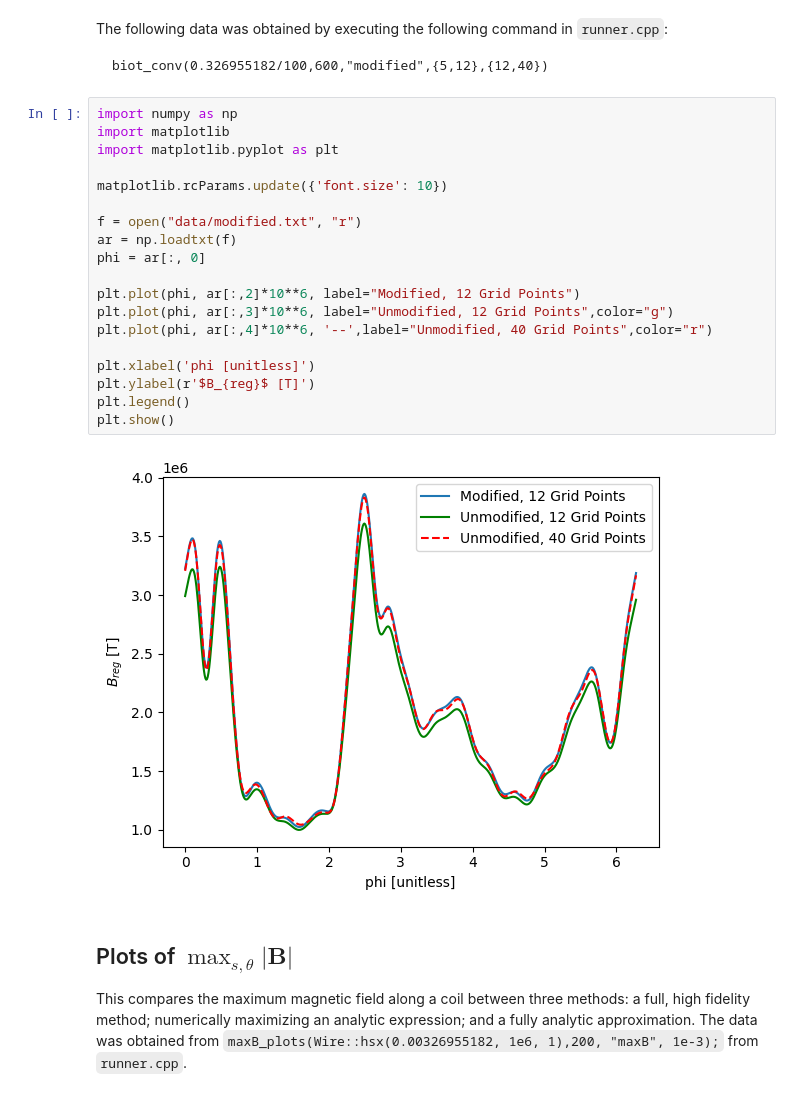
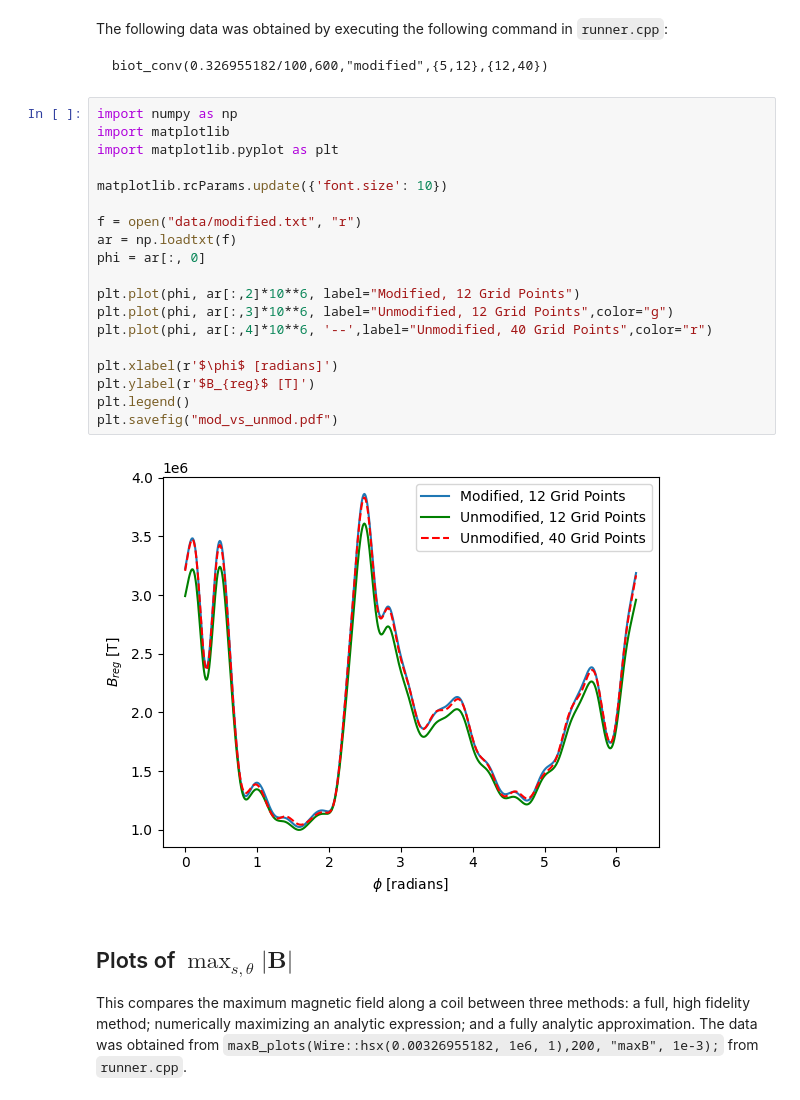
Before and after one commit to smhurwitz/Coil_Fields, a Jupyter notebook: analysis.ipynb, the cells around one changed output. Drawn from its saved outputs; the diff is of its cells as text.

```diff
--- a/analysis.ipynb
+++ b/analysis.ipynb
@@ -173,24 +224,24 @@ biot_conv(0.326955182/100,600,"modified",{5,12},{12,40})
 # %%
 import numpy as np
 import matplotlib
 import matplotlib.pyplot as plt
 
 matplotlib.rcParams.update({'font.size': 10})
 
 f = open("data/modified.txt", "r")
 ar = np.loadtxt(f)
 phi = ar[:, 0]
 
 plt.plot(phi, ar[:,2]*10**6, label="Modified, 12 Grid Points")
 plt.plot(phi, ar[:,3]*10**6, label="Unmodified, 12 Grid Points",color="g")
 plt.plot(phi, ar[:,4]*10**6, '--',label="Unmodified, 40 Grid Points",color="r")
 
-plt.xlabel('phi [unitless]')
+plt.xlabel(r'$\phi$ [radians]')
 plt.ylabel(r'$B_{reg}$ [T]')
 plt.legend()
-plt.show()
+plt.savefig("mod_vs_unmod.pdf")
 # %% [output]
-[figure, old version]
+[figure, new version]
 # %% [markdown]
 ## Plots of $\max_{s,\theta}|\textbf{B}|$
 
```
Also changed, not shown: parts of 8 cells of this notebook.
